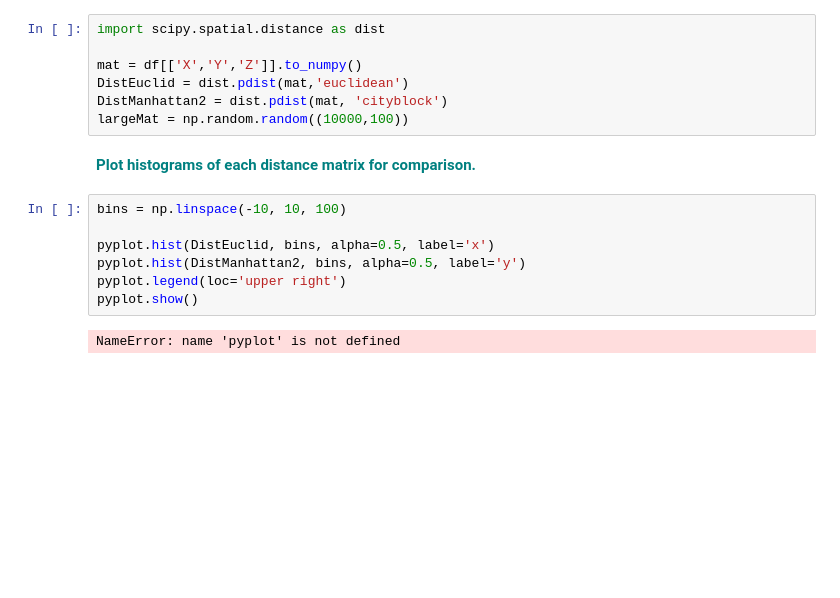
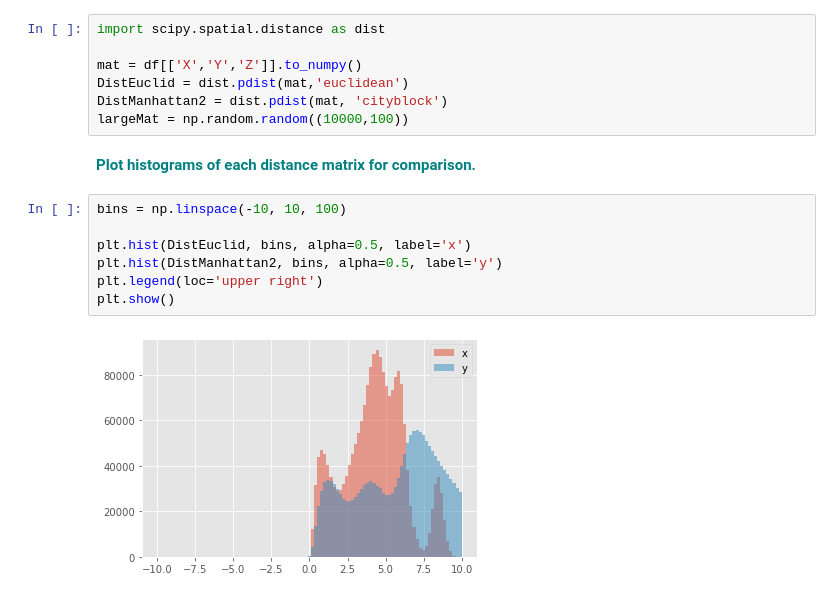
Before and after one commit to threeves91/Springboard, a Jupyter notebook: Mini-Projects/Euclidean_and_Manhattan_Distances_Case_Study.ipynb, the cells around one changed output. Saved outputs shown, nothing was run; the diff lists cells and outputs as text; blank space fills up the shorter version.

```diff
--- a/Mini-Projects/Euclidean_and_Manhattan_Distances_Case_Study.ipynb
+++ b/Mini-Projects/Euclidean_and_Manhattan_Distances_Case_Study.ipynb
@@ -79,9 +79,9 @@ largeMat = np.random.random((10000,100))
 # %%
 bins = np.linspace(-10, 10, 100)
 
-pyplot.hist(DistEuclid, bins, alpha=0.5, label='x')
-pyplot.hist(DistManhattan2, bins, alpha=0.5, label='y')
-pyplot.legend(loc='upper right')
-pyplot.show()
+plt.hist(DistEuclid, bins, alpha=0.5, label='x')
+plt.hist(DistManhattan2, bins, alpha=0.5, label='y')
+plt.legend(loc='upper right')
+plt.show()
 # %% [output]
-NameError: name 'pyplot' is not defined
+[figure, added]
```
